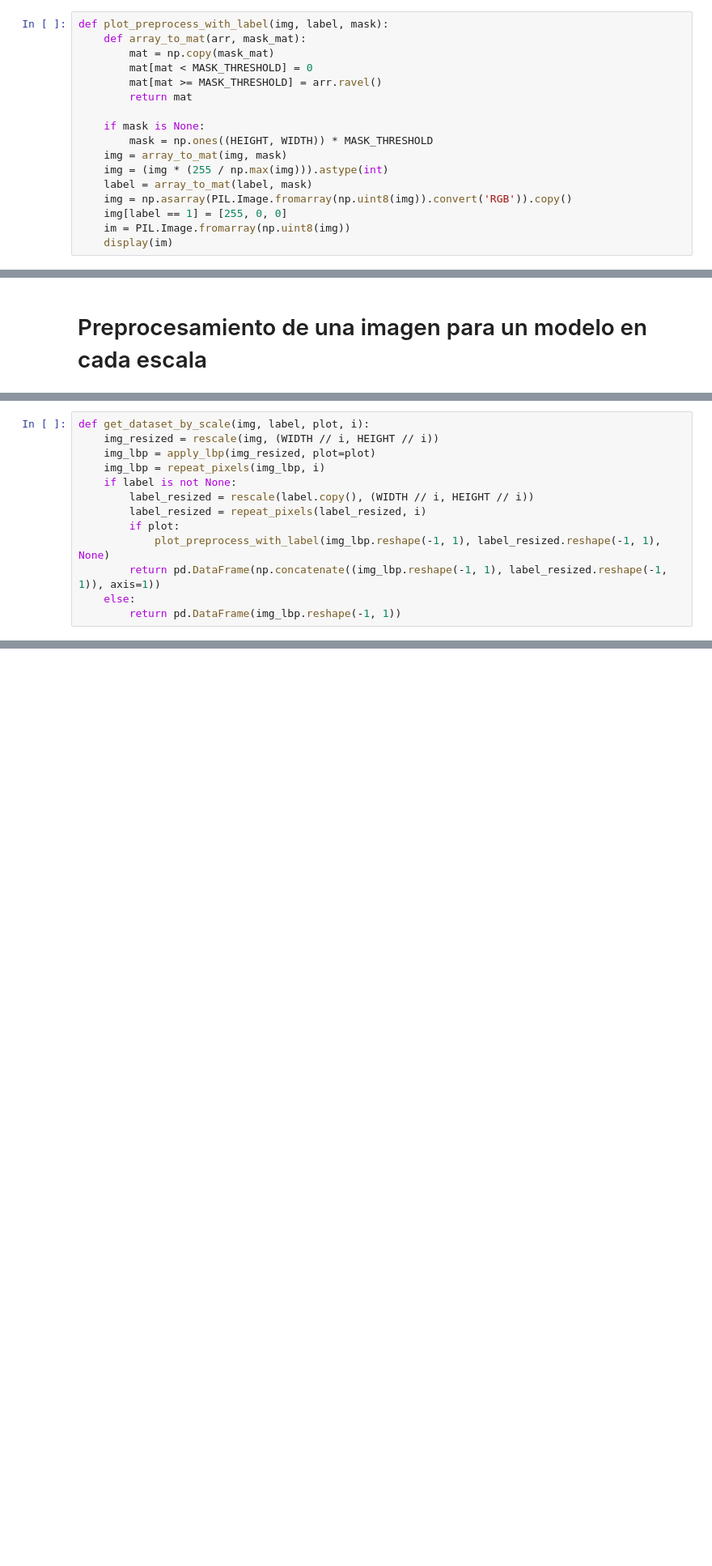
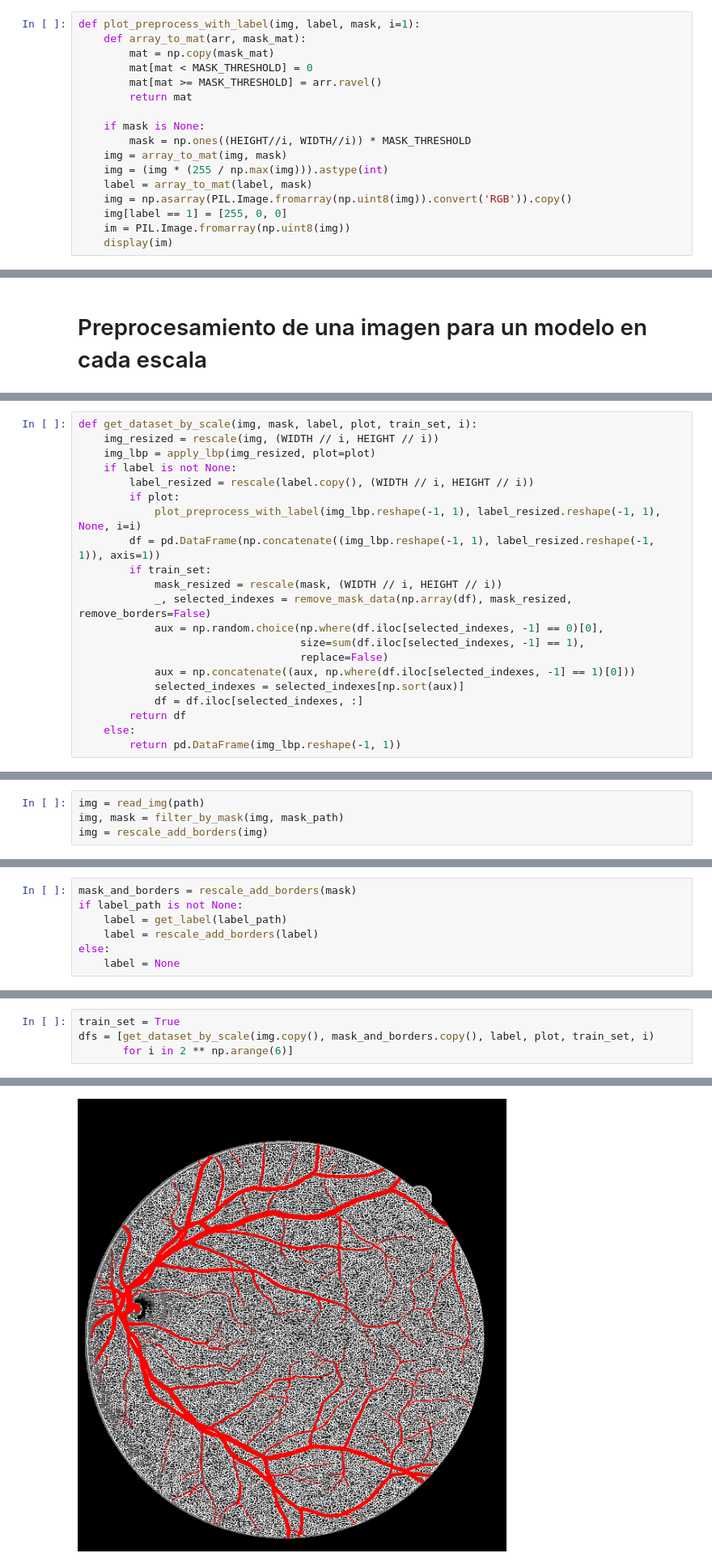
Before and after one commit to f-castellanos/lbp-pyramid, a Jupyter notebook: preprocess/preprocess.ipynb, the cells around one changed output, grey strips where cells are left out. Shown at 81% size. Drawn from its saved outputs; the diff is of its cells as text; blank space fills up the shorter version.

```diff
--- a/preprocess/preprocess.ipynb
+++ b/preprocess/preprocess.ipynb
@@ -164,7 +164,7 @@ def get_label(path):
     img[img > LABEL_THRESHOLD] = 1
     return img
 # %%
-def plot_preprocess_with_label(img, label, mask):
+def plot_preprocess_with_label(img, label, mask, i=1):
     def array_to_mat(arr, mask_mat):
         mat = np.copy(mask_mat)
         mat[mat < MASK_THRESHOLD] = 0
@@ -172,7 +172,7 @@ def plot_preprocess_with_label(img, label, mask):
         return mat
 
     if mask is None:
-        mask = np.ones((HEIGHT, WIDTH)) * MASK_THRESHOLD
+        mask = np.ones((HEIGHT//i, WIDTH//i)) * MASK_THRESHOLD
     img = array_to_mat(img, mask)
     img = (img * (255 / np.max(img))).astype(int)
     label = array_to_mat(label, mask)
@@ -227,14 +228,22 @@ El preprocesamiento realizado en el tratamiento de las imágenes de cara a obten
 # %%
-def get_dataset_by_scale(img, label, plot, i):
+def get_dataset_by_scale(img, mask, label, plot, train_set, i):
     img_resized = rescale(img, (WIDTH // i, HEIGHT // i))
     img_lbp = apply_lbp(img_resized, plot=plot)
-    img_lbp = repeat_pixels(img_lbp, i)
     if label is not None:
         label_resized = rescale(label.copy(), (WIDTH // i, HEIGHT // i))
-        label_resized = repeat_pixels(label_resized, i)
         if plot:
-            plot_preprocess_with_label(img_lbp.reshape(-1, 1), label_resized.reshape(-1, 1), None)
-        return pd.DataFrame(np.concatenate((img_lbp.reshape(-1, 1), label_resized.reshape(-1, 1)), axis=1))
+            plot_preprocess_with_label(img_lbp.reshape(-1, 1), label_resized.reshape(-1, 1), None, i=i)
+        df = pd.DataFrame(np.concatenate((img_lbp.reshape(-1, 1), label_resized.reshape(-1, 1)), axis=1))
+        if train_set:
+            mask_resized = rescale(mask, (WIDTH // i, HEIGHT // i))
+            _, selected_indexes = remove_mask_data(np.array(df), mask_resized, remove_borders=False)
+            aux = np.random.choice(np.where(df.iloc[selected_indexes, -1] == 0)[0],
+                                   size=sum(df.iloc[selected_indexes, -1] == 1),
+                                   replace=False)
+            aux = np.concatenate((aux, np.where(df.iloc[selected_indexes, -1] == 1)[0]))
+            selected_indexes = selected_indexes[np.sort(aux)]
+            df = df.iloc[selected_indexes, :]
+        return df
     else:
         return pd.DataFrame(img_lbp.reshape(-1, 1))
 # %% [markdown]
@@ -241,0 +257,4 @@ De esta forma, a cada escala se le aplica el operador LBP y se aplica una repeti
+# %%
+img = read_img(path)
+img, mask = filter_by_mask(img, mask_path)
+img = rescale_add_borders(img)
@@ -241,0 +263,7 @@ De esta forma, a cada escala se le aplica el operador LBP y se aplica una repeti
+# %%
+mask_and_borders = rescale_add_borders(mask)
+if label_path is not None:
+    label = get_label(label_path)
+    label = rescale_add_borders(label)
+else:
+    label = None
@@ -241,0 +272,5 @@ De esta forma, a cada escala se le aplica el operador LBP y se aplica una repeti
+# %%
+train_set = True
+dfs = [get_dataset_by_scale(img.copy(), mask_and_borders.copy(), label, plot, train_set, i)
+       for i in 2 ** np.arange(6)]
+# %% [output]
@@ -241,0 +278 @@ De esta forma, a cada escala se le aplica el operador LBP y se aplica una repeti
+[figure, added]
```
Also changed, not shown: parts of 10 cells of this notebook, 4 other files.
